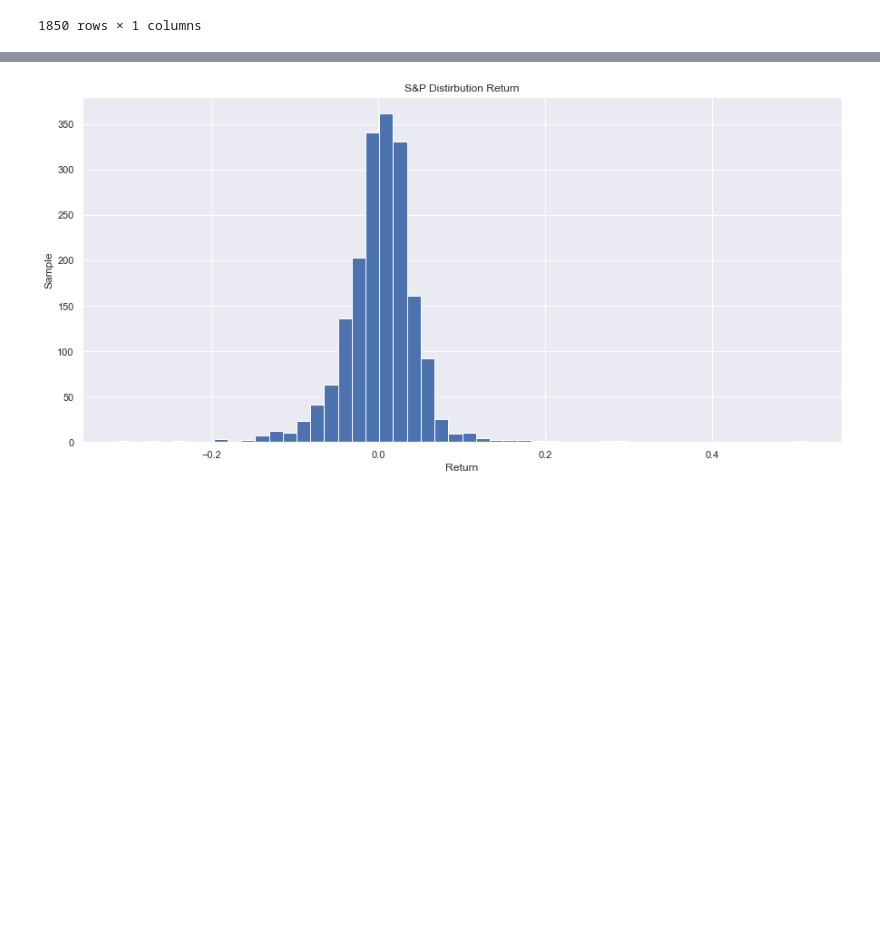
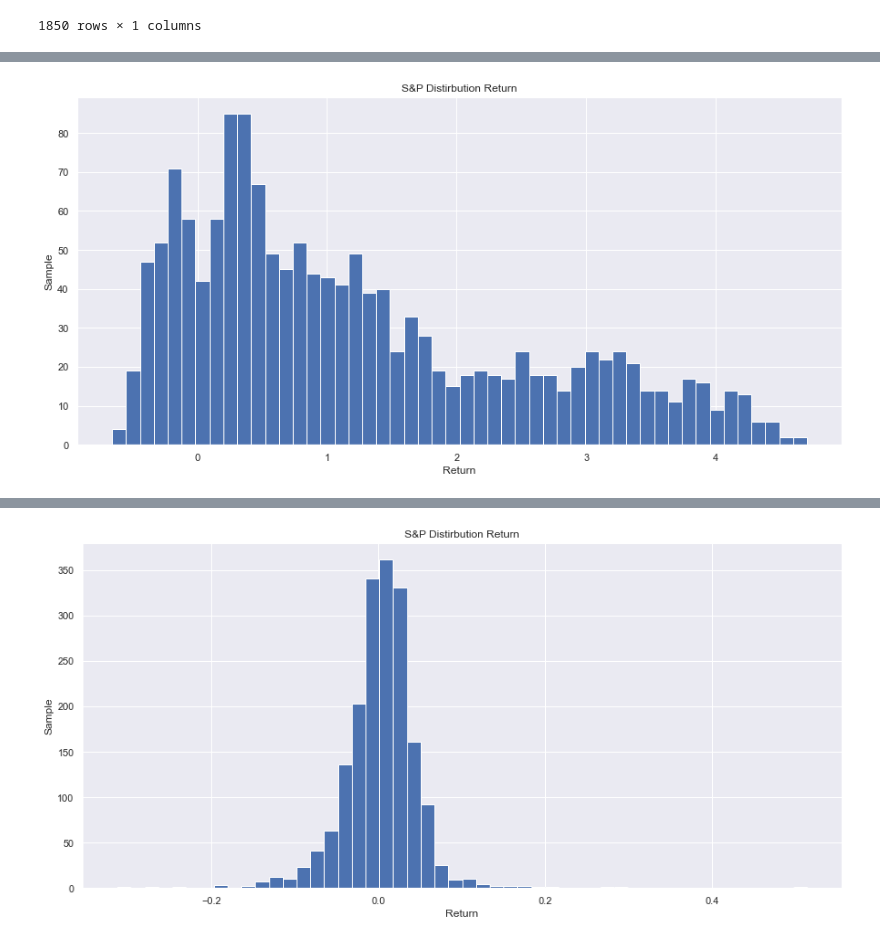
Before and after one commit to RaphHer/Project_Final_Ironhack, a Jupyter notebook: 4. NEW Visualization .ipynb, the cells around one changed output, grey strips where cells are left out. Drawn from its saved outputs; the diff is of its cells as text; code cells hidden in the pictures; blank space fills up the shorter version.

```diff
--- a/4. NEW Visualization .ipynb
+++ b/4. NEW Visualization .ipynb
@@ -132,0 +155,3 @@ TypeError: 'Series' object is not callable
+# %%
+df_merged['monthly_return'] = (df_merged['S&P 500']/ df_merged['S&P 500'].shift(30)) - 1
+df_merged['monthly_return']
@@ -132,0 +171,3 @@ TypeError: 'Series' object is not callable
+# %%
+df_merged['annual_return'] = (df_merged['S&P 500']/ df_merged['S&P 500'].shift(360)) - 1
+df_merged['annual_return']
@@ -132,0 +187,11 @@ TypeError: 'Series' object is not callable
+# %%
+%matplotlib inline
+fig = plt.figure(figsize=(15, 7))
+ax1 = fig.add_subplot(1, 1, 1)
+df_merged['annual_return'].hist(bins=50, ax=ax1)
+ax1.set_xlabel('Return')
+ax1.set_ylabel('Sample')
+ax1.set_title('S&P Distirbution Return')
+plt.show()
+# %% [output]
+[figure, added]
```
Also changed, not shown: parts of 28 cells of this notebook.
